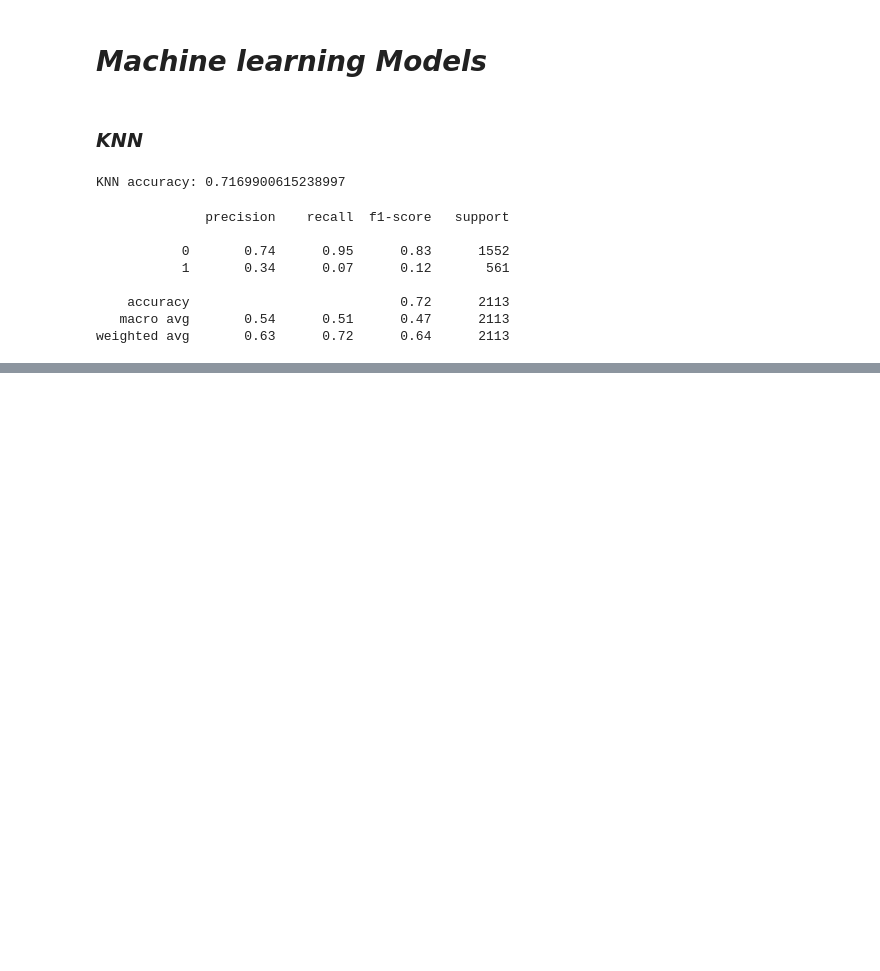
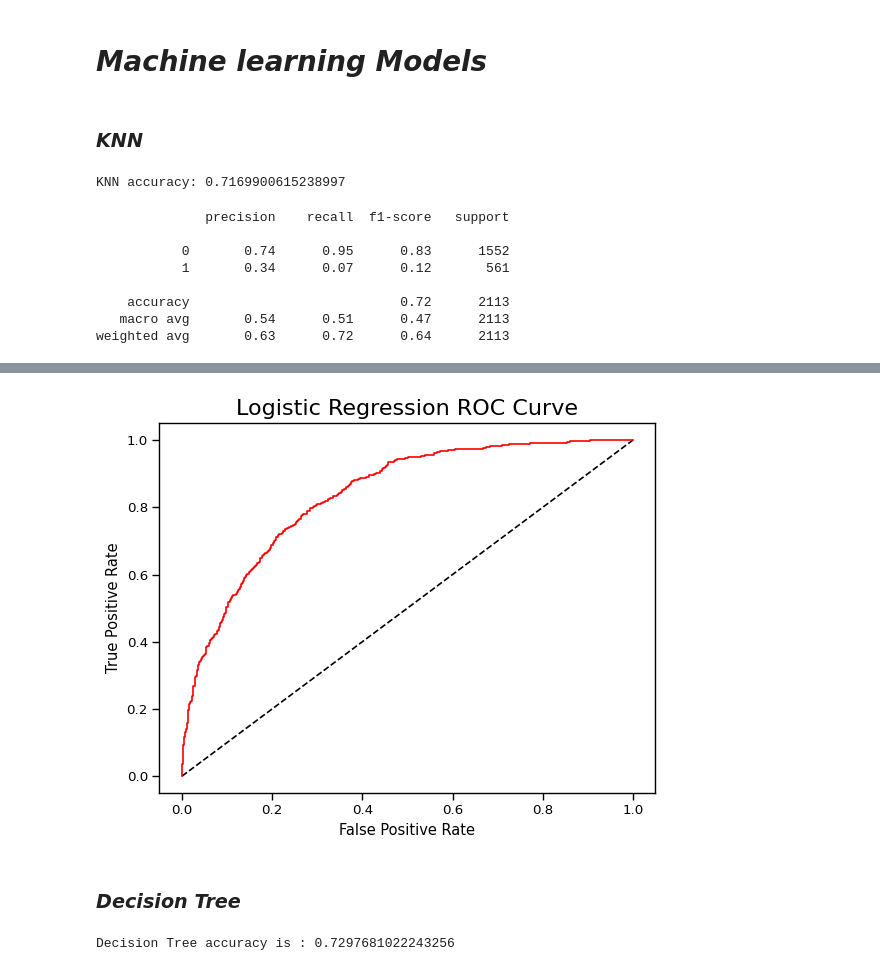
Before and after one commit to haroonkhan02/Customer-Churn-Prediction, a Jupyter notebook: Customer_Churn_Prediction.ipynb, the cells around one changed output, grey strips where cells are left out. Cells and saved outputs as stored; diff of their text form; code cells hidden in the pictures; blank space fills up the shorter version.

```diff
--- a/Customer_Churn_Prediction.ipynb
+++ b/Customer_Churn_Prediction.ipynb
@@ -396,0 +395,6 @@ weighted avg       0.63      0.72      0.64      2113
+# %%
+svc_model = SVC(random_state = 1)
+svc_model.fit(X_train,y_train)
+predict_y = svc_model.predict(X_test)
+accuracy_svc = svc_model.score(X_test,y_test)
+print("SVM accuracy is :",accuracy_svc)
@@ -396,0 +416,9 @@ weighted avg       0.63      0.72      0.64      2113
+# %%
+model_rf = RandomForestClassifier(n_estimators=500 , oob_score = True, n_jobs = -1,
+                                  random_state =50,
+                                  max_leaf_nodes = 30)
+model_rf.fit(X_train, y_train)
+
+# Make predictions
+prediction_test = model_rf.predict(X_test)
+print (metrics.accuracy_score(y_test, prediction_test))
@@ -396,0 +440,5 @@ weighted avg       0.63      0.72      0.64      2113
+# %%
+lr_model = LogisticRegression()
+lr_model.fit(X_train,y_train)
+accuracy_lr = lr_model.score(X_test,y_test)
+print("Logistic Regression accuracy is :",accuracy_lr)
@@ -396,0 +460,21 @@ weighted avg       0.63      0.72      0.64      2113
+# %%
+y_pred_prob = lr_model.predict_proba(X_test)[:,1]
+fpr, tpr, thresholds = roc_curve(y_test, y_pred_prob)
+plt.plot([0, 1], [0, 1], 'k--' )
+plt.plot(fpr, tpr, label='Logistic Regression',color = "r")
+plt.xlabel('False Positive Rate')
+plt.ylabel('True Positive Rate')
+plt.title('Logistic Regression ROC Curve',fontsize=16)
+plt.show();
+# %% [output]
+[figure, added]
+# %% [markdown]
+### ***Decision Tree***
+# %%
+dt_model = DecisionTreeClassifier()
+dt_model.fit(X_train,y_train)
+predictdt_y = dt_model.predict(X_test)
+accuracy_dt = dt_model.score(X_test,y_test)
+print("Decision Tree accuracy is :",accuracy_dt)
+# %% [output]
+Decision Tree accuracy is : 0.7297681022243256
```
Also changed, not shown: parts of 19 cells of this notebook.
